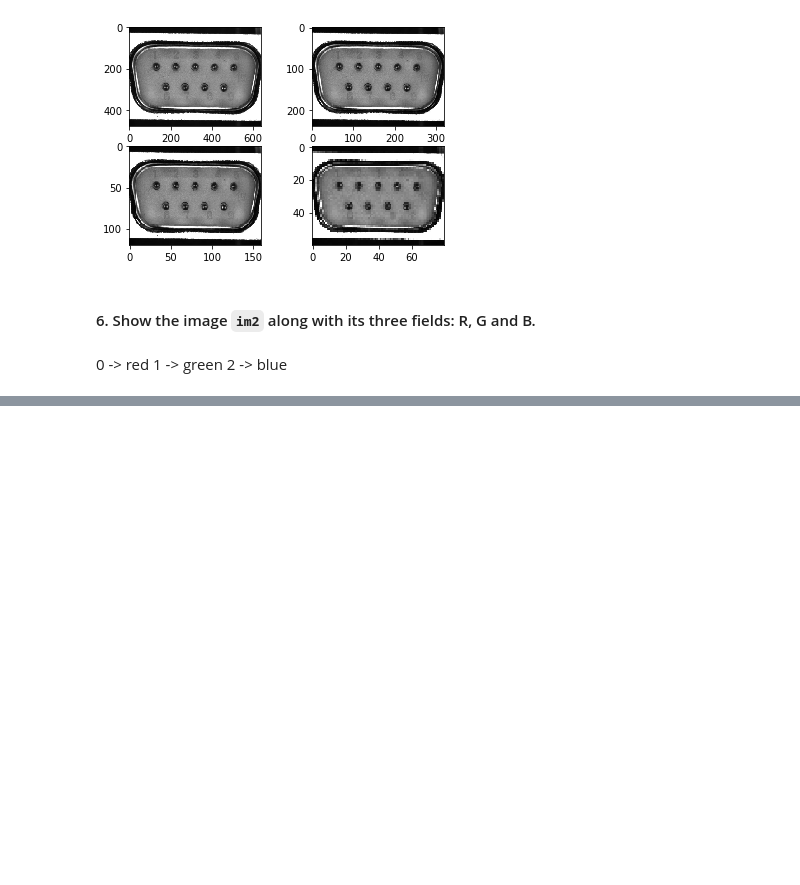
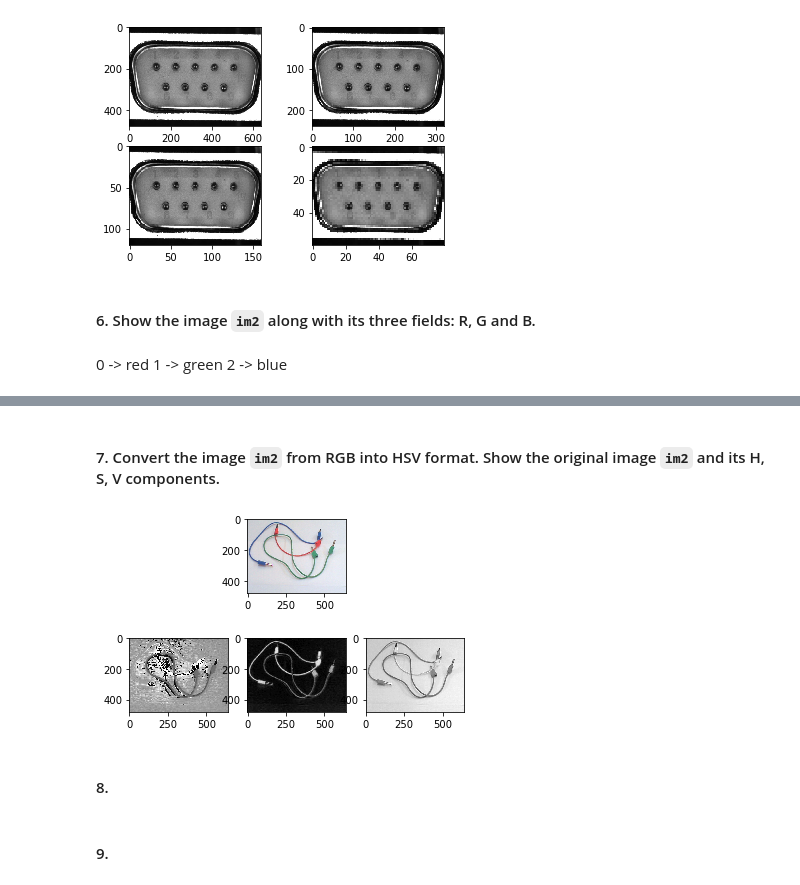
Before and after one commit to alesolano/computer_vision_with_opencv, a Jupyter notebook: notebooks/Notebook_1.ipynb, the cells around one changed output, grey strips where cells are left out. Drawn from its saved outputs; the diff is of its cells as text; code cells hidden in the pictures; blank space fills up the shorter version.

```diff
--- a/notebooks/Notebook_1.ipynb
+++ b/notebooks/Notebook_1.ipynb
@@ -104,0 +122,21 @@ plt.show()
+# %% [markdown]
+#### 7. Convert the image `im2` from RGB into HSV format. Show the original image `im2` and its H, S, V components.
+# %%
+im2_HSV = cv2.cvtColor(im2, cv2.COLOR_RGB2HSV)
+
+im2_H = im2_HSV[:,:,0];
+im2_S = im2_HSV[:,:,1];
+im2_V = im2_HSV[:,:,2];
+
+plt.figure(6)
+plt.subplot(2,3,2), plt.imshow(im2)
+plt.subplot(2,3,4), plt.imshow(im2_H, 'gray')
+plt.subplot(2,3,5), plt.imshow(im2_S, 'gray')
+plt.subplot(2,3,6), plt.imshow(im2_V, 'gray')
+plt.show()
+# %% [output]
+[figure, added]
+# %% [markdown]
+#### 8.
+# %% [markdown]
+#### 9.
```
Also changed, not shown: parts of 12 cells of this notebook, 8 other files.
